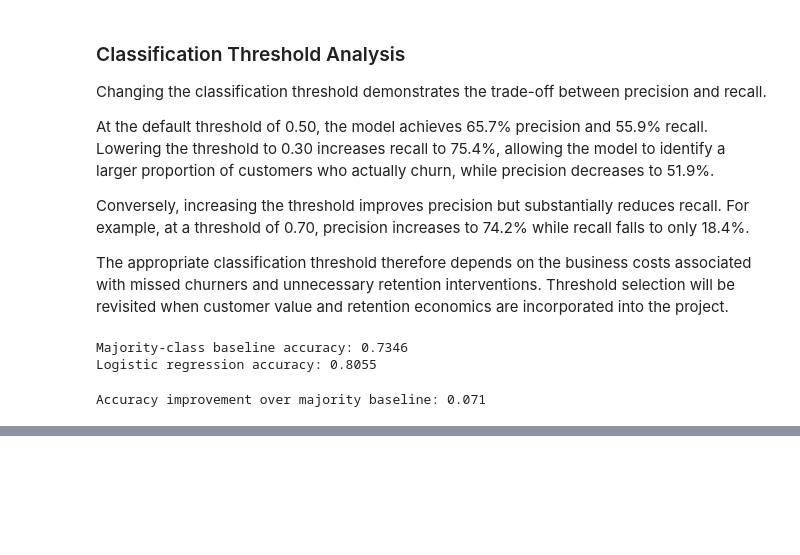
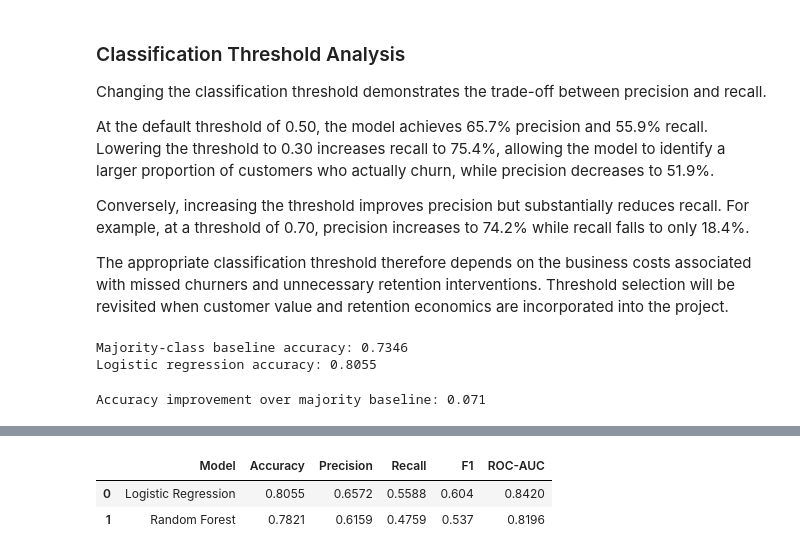
Before and after one commit to AbdulBari8455/customer-churn-platform, a Jupyter notebook: notebooks/02_feature_engineering_and_baseline_model.ipynb, the cells around one changed output, grey strips where cells are left out. Cells and saved outputs as stored; diff of their text form; code cells hidden in the pictures; blank space fills up the shorter version.

```diff
--- a/notebooks/02_feature_engineering_and_baseline_model.ipynb
+++ b/notebooks/02_feature_engineering_and_baseline_model.ipynb
@@ -370,0 +380,14 @@ Accuracy improvement over majority baseline: 0.071
+# %%
+random_forest_model = Pipeline(
+    steps=[
+        ("preprocessor", preprocessor),
+        (
+            "classifier",
+            RandomForestClassifier(
+                n_estimators=300,
+                random_state=42,
+                n_jobs=-1
+            )
+        )
+    ]
+)
@@ -370,0 +439,33 @@ Accuracy improvement over majority baseline: 0.071
+# %%
+model_results = pd.DataFrame({
+    "Model": [
+        "Logistic Regression",
+        "Random Forest"
+    ],
+    "Accuracy": [
+        accuracy_score(y_test, y_pred),
+        accuracy_score(y_test, rf_pred)
+    ],
+    "Precision": [
+        precision_score(y_test, y_pred),
+        precision_score(y_test, rf_pred)
+    ],
+    "Recall": [
+        recall_score(y_test, y_pred),
+        recall_score(y_test, rf_pred)
+    ],
+    "F1": [
+        f1_score(y_test, y_pred),
+        f1_score(y_test, rf_pred)
+    ],
+    "ROC-AUC": [
+        roc_auc_score(y_test, y_prob),
+        roc_auc_score(y_test, rf_prob)
+    ]
+})
+
+model_results.round(4)
+# %% [output]
+|  | Model | Accuracy | Precision | Recall | F1 | ROC-AUC |
+| 0 | Logistic Regression | 0.8055 | 0.6572 | 0.5588 | 0.604 | 0.8420 |
+| 1 | Random Forest | 0.7821 | 0.6159 | 0.4759 | 0.537 | 0.8196 |
```
Also changed, not shown: parts of 19 cells of this notebook.
